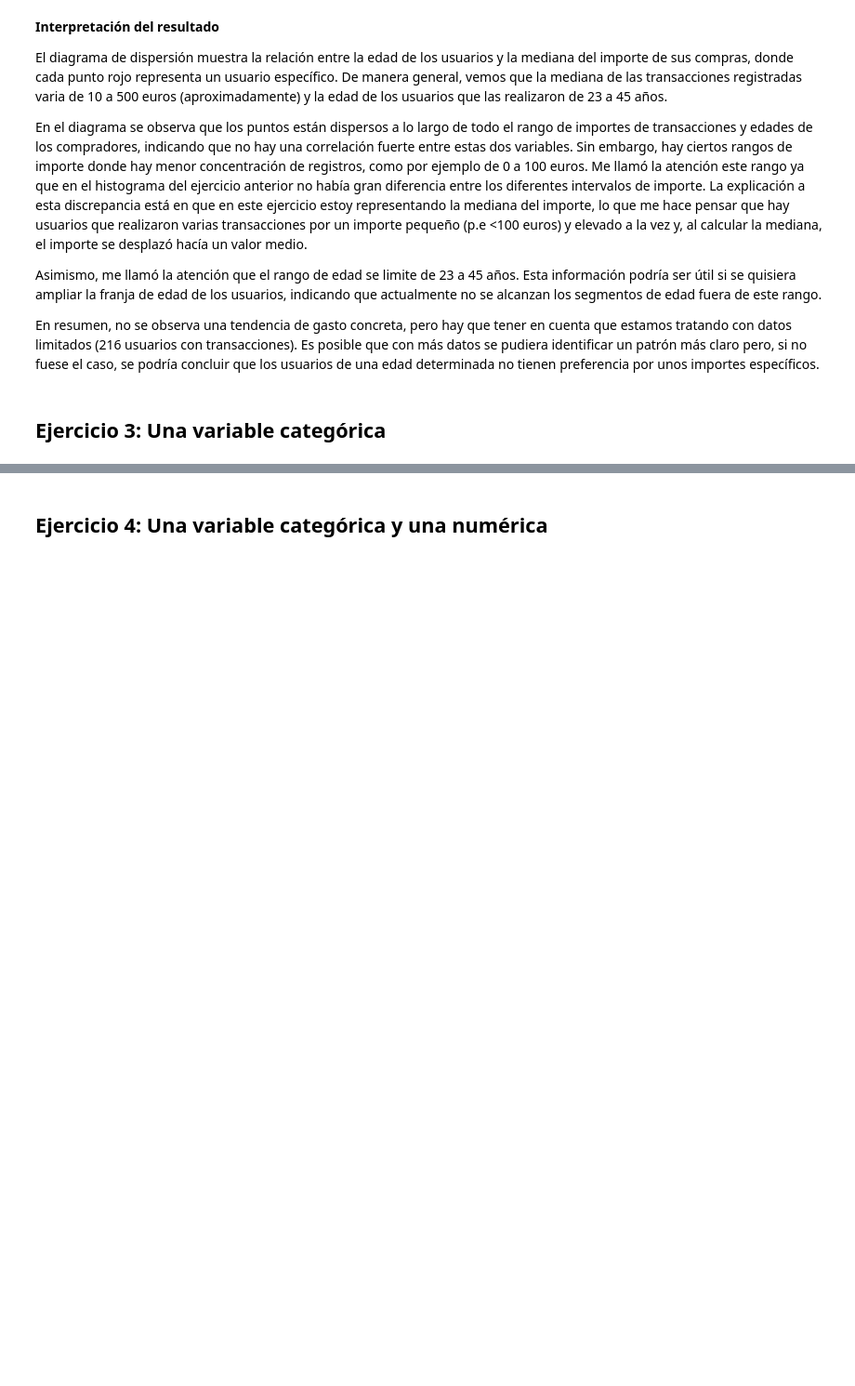
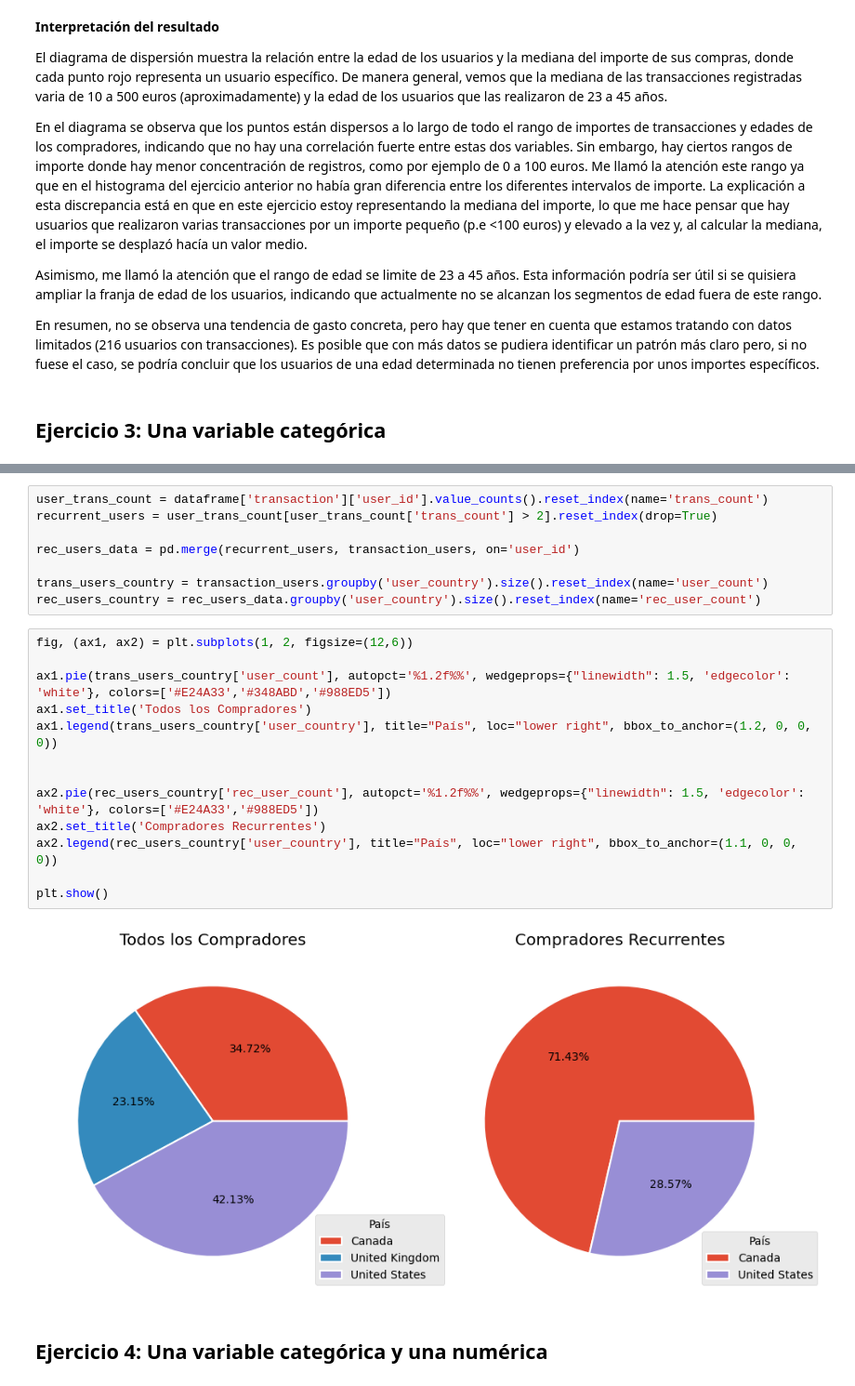
Before and after one commit to natalyamn/DataAnalytics_ITAcademy, a Jupyter notebook: 08. Sprint 8 Python/8.1 Visualizaciones en Python/Sprint8.01_NM.ipynb, the cells around one changed output, grey strips where cells are left out. Shown at 93% size. Drawn from its saved outputs; the diff is of its cells as text; blank space fills up the shorter version.

```diff
--- a/08. Sprint 8 Python/8.1 Visualizaciones en Python/Sprint8.01_NM.ipynb
+++ b/08. Sprint 8 Python/8.1 Visualizaciones en Python/Sprint8.01_NM.ipynb
@@ -164,2 +174,25 @@ En resumen, no se observa una tendencia de gasto concreta, pero hay que tener en
+# %%
+user_trans_count = dataframe['transaction']['user_id'].value_counts().reset_index(name='trans_count')
+recurrent_users = user_trans_count[user_trans_count['trans_count'] > 2].reset_index(drop=True)
+
+rec_users_data = pd.merge(recurrent_users, transaction_users, on='user_id')
+
+trans_users_country = transaction_users.groupby('user_country').size().reset_index(name='user_count')
+rec_users_country = rec_users_data.groupby('user_country').size().reset_index(name='rec_user_count')
+# %%
+fig, (ax1, ax2) = plt.subplots(1, 2, figsize=(12,6))
+
+ax1.pie(trans_users_country['user_count'], autopct='%1.2f%%', wedgeprops={"linewidth": 1.5, 'edgecolor': 'white'}, colors=['#E24A33','#348ABD','#988ED5'])
+ax1.set_title('Todos los Compradores')
+ax1.legend(trans_users_country['user_country'], title="País", loc="lower right", bbox_to_anchor=(1.2, 0, 0, 0))
+
+
+ax2.pie(rec_users_country['rec_user_count'], autopct='%1.2f%%', wedgeprops={"linewidth": 1.5, 'edgecolor': 'white'}, colors=['#E24A33','#988ED5'])
+ax2.set_title('Compradores Recurrentes')
+ax2.legend(rec_users_country['user_country'], title="País", loc="lower right", bbox_to_anchor=(1.1, 0, 0, 0))
+
+plt.show()
+# %% [output]
+[figure, added]
 # %% [markdown]
 ## Ejercicio 4: Una variable categórica y una numérica
```
Also changed, not shown: parts of 34 cells of this notebook.
